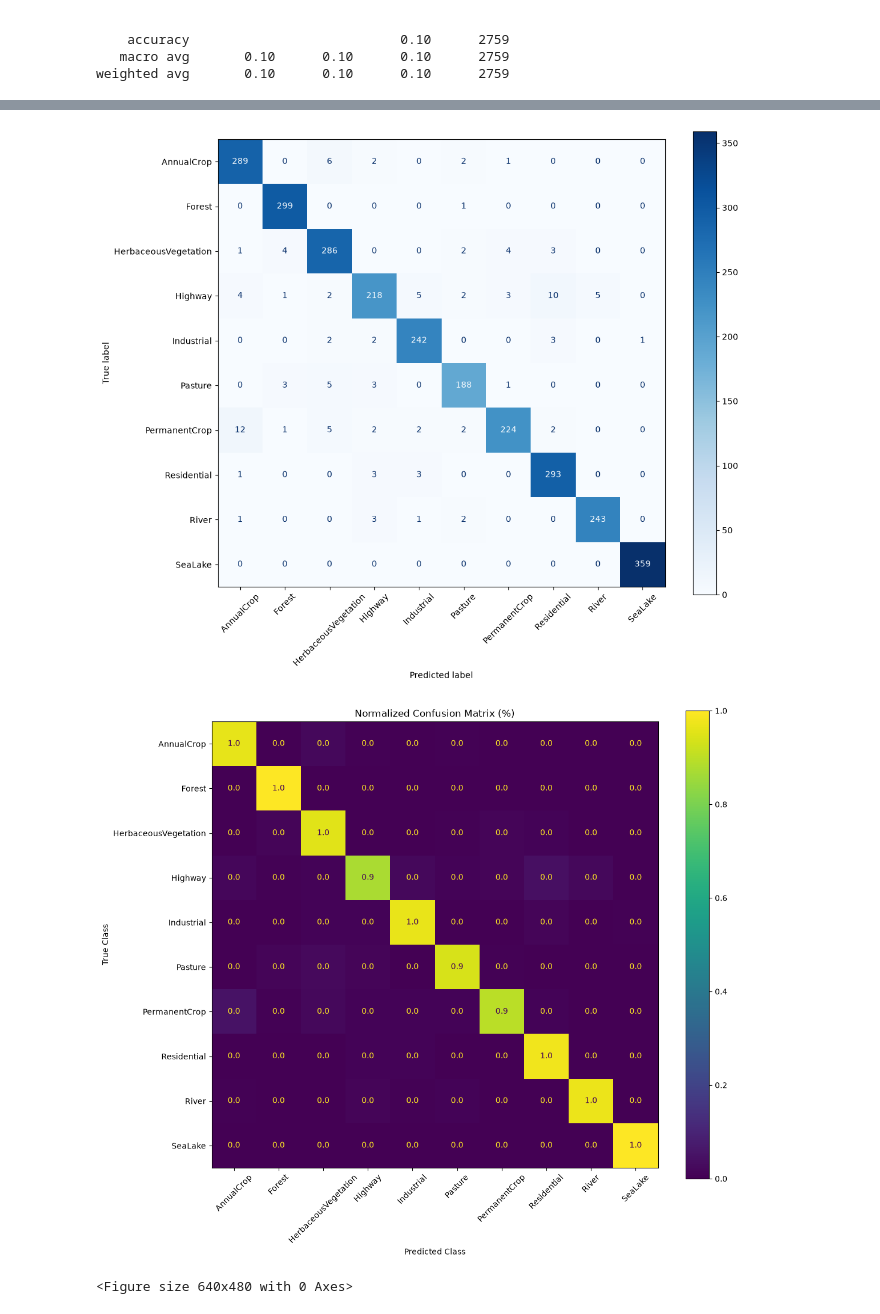
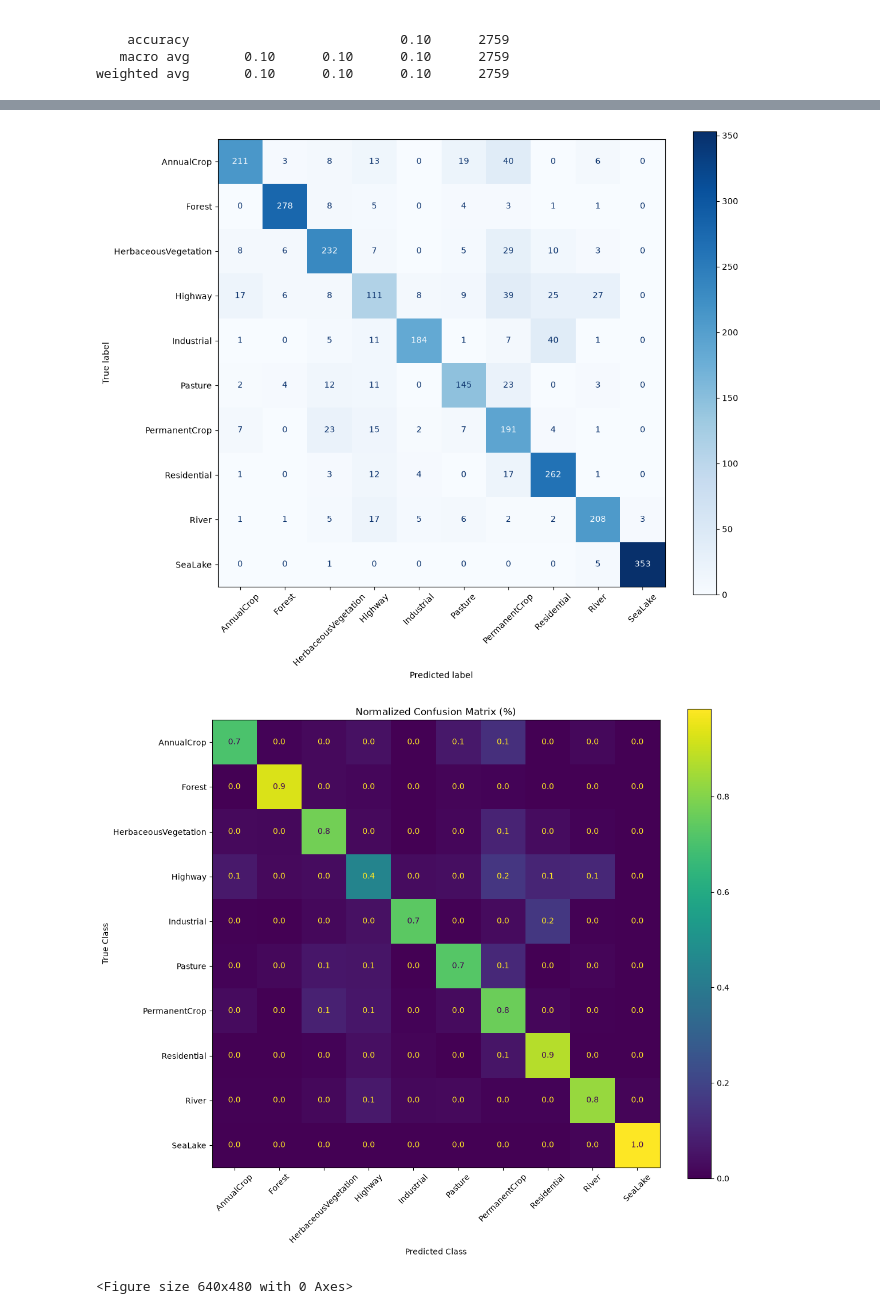
Before and after one commit to rhit-northrcf/Satellite_Image_Classification, a Jupyter notebook: Model/ResNetModel.ipynb, the cells around one changed output, grey strips where cells are left out. Saved outputs shown, nothing was run; the diff lists cells and outputs as text; code cells hidden in the pictures.

Commit message:
Updated finetuning to take in an input path. Trained model on 512 -> 64 -> 10 decoder.

```diff
--- a/Model/ResNetModel.ipynb
+++ b/Model/ResNetModel.ipynb
@@ -130,8 +131,8 @@ class model(torch.nn.Module):
         self.encoder = pretrained_model
 
         #fully connected decoder part
-        self.layer1 = torch.nn.Linear(2048, 256)
-        self.layer2 = torch.nn.Linear(256, 64)
+        self.layer1 = torch.nn.Linear(2048, 512)
+        self.layer2 = torch.nn.Linear(512, 64)
         self.layer3 = torch.nn.Linear(64, 10)
 
         # Activation
@@ -222,5 +223,3 @@ def train_model(model, trainloader, costFunction, optimizer, numEpochs):
 
             fig.update_xaxes(autorange=True)
             fig.update_yaxes(autorange=True)
-
-train_model(SatelliteImageClassifier,train_loader,costFunction,optimizer,10)
@@ -352,7 +416,7 @@ print(class_mapping)
 
 SatelliteImageClassifier.load_state_dict(
     torch.load(
-        "best_resnet50.pth",
+        "best_frozen_resnet50.pth",
         map_location=device,
         weights_only=True
     )
@@ -417,5 +481,5 @@ Test Accuracy: 95.72%
-[figure, old version]
+[figure, new version]
-[figure, old version]
+[figure, new version]
 <Figure size 640x480 with 0 Axes>
                       precision    recall  f1-score   support
 
```
Also changed, not shown: parts of 4 cells of this notebook, 3 other files.
